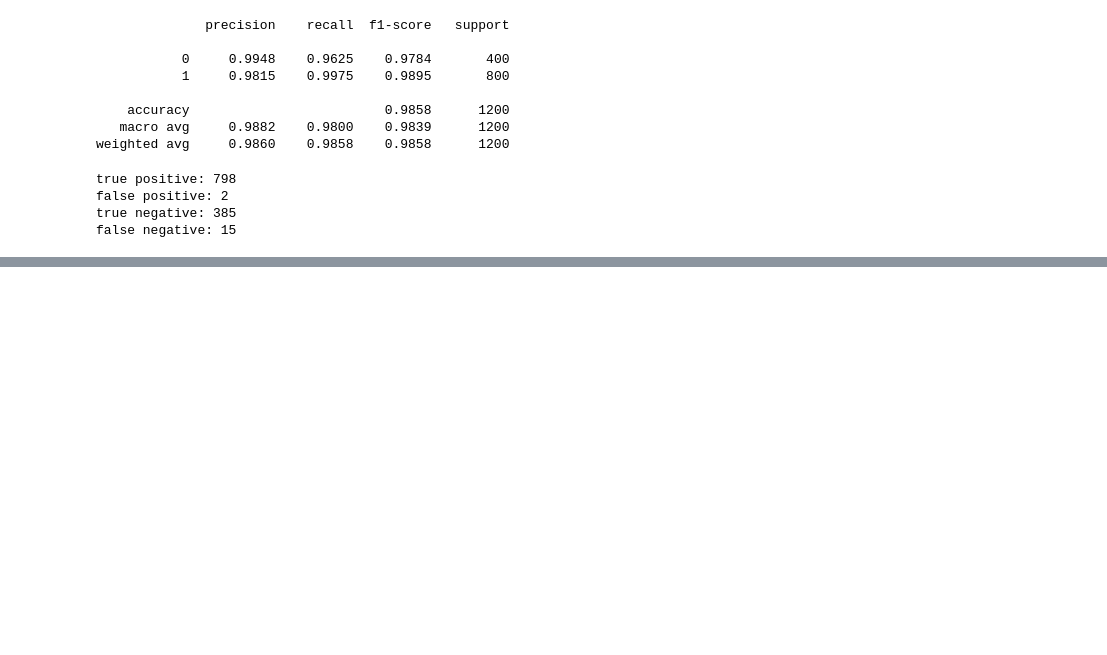
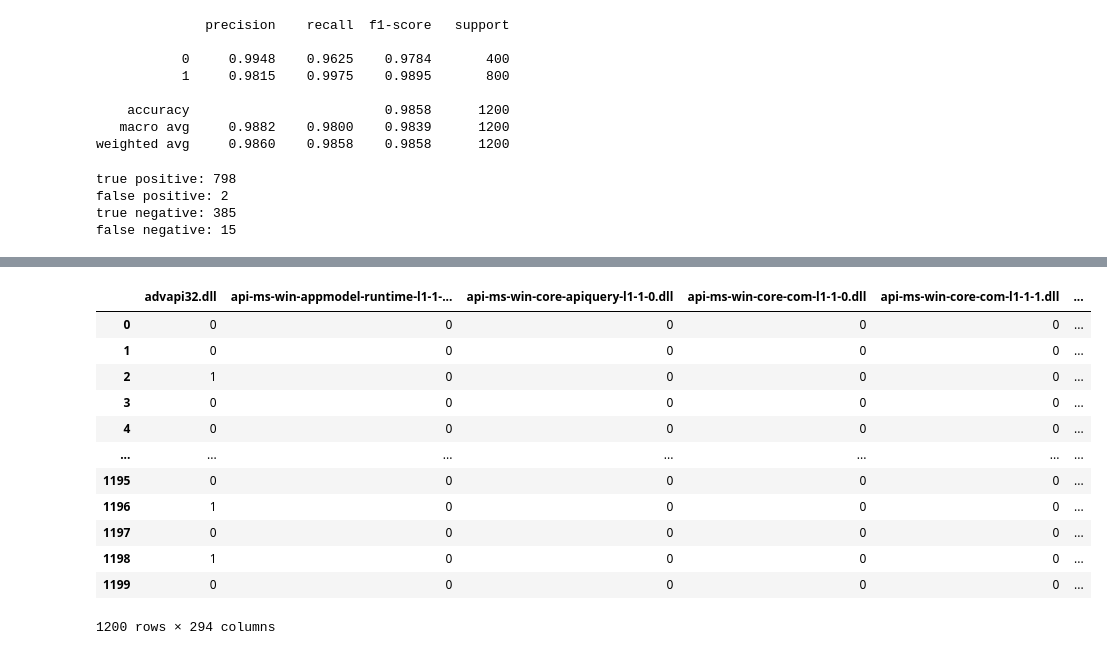
Before and after one commit to EugenePWN/Education, a Jupyter notebook: solutions/hh_tasks/solution.ipynb, the cells around one changed output, grey strips where cells are left out. Cells and saved outputs as stored; diff of their text form; code cells hidden in the pictures; blank space fills up the shorter version.

```diff
--- a/solutions/hh_tasks/solution.ipynb
+++ b/solutions/hh_tasks/solution.ipynb
@@ -189,0 +244,16 @@ false negative: 15
+# %%
+data_test
+# %% [output]
+|  | advapi32.dll | api-ms-win-appmodel-runtime-l1-1-... | api-ms-win-core-apiquery-l1-1-0.dll | api-ms-win-core-com-l1-1-0.dll | api-ms-win-core-com-l1-1-1.dll | ... |
+| 0 | 0 | 0 | 0 | 0 | 0 | ... |
+| 1 | 0 | 0 | 0 | 0 | 0 | ... |
+| 2 | 1 | 0 | 0 | 0 | 0 | ... |
+| 3 | 0 | 0 | 0 | 0 | 0 | ... |
+| 4 | 0 | 0 | 0 | 0 | 0 | ... |
+| ... | ... | ... | ... | ... | ... | ... |
+| 1195 | 0 | 0 | 0 | 0 | 0 | ... |
+| 1196 | 1 | 0 | 0 | 0 | 0 | ... |
+| 1197 | 0 | 0 | 0 | 0 | 0 | ... |
+| 1198 | 1 | 0 | 0 | 0 | 0 | ... |
+| 1199 | 0 | 0 | 0 | 0 | 0 | ... |
+1200 rows × 294 columns
```
Also changed, not shown: parts of 9 cells of this notebook, 1 other file.
